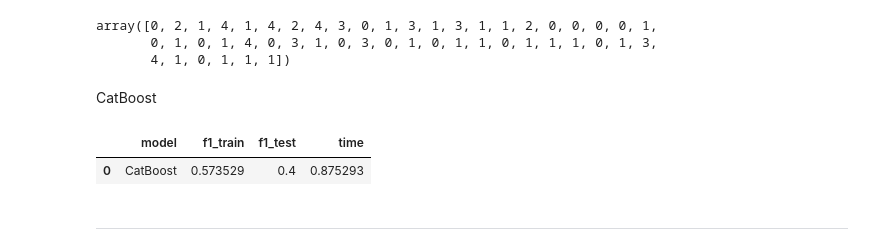
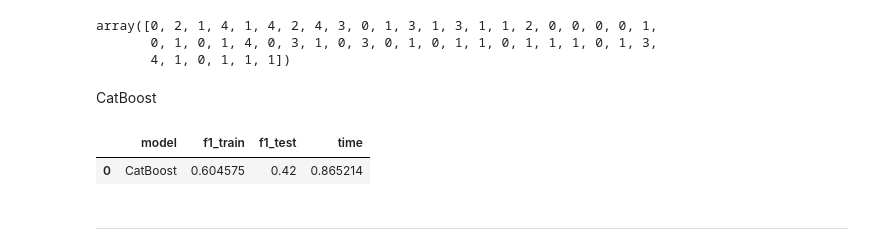
Before and after one commit to mimove/DATAPROJECT3, a Jupyter notebook: data_project3.ipynb, the cells around one changed output. Saved outputs shown, nothing was run; the diff lists cells and outputs as text; code cells hidden in the pictures.

```diff
--- a/data_project3.ipynb
+++ b/data_project3.ipynb
@@ -2446,16 +2439,16 @@ model = CatBoostClassifier(loss_function='MultiClass', learning_rate=params_valu
 # Entrenamos el modelo
 start = timeit.default_timer()
 model = model.fit(X_train, y_train,
-                 eval_set=(X_test_30, y_test_30))
+                 eval_set=(X_test, y_test))
 time = timeit.default_timer() - start
 
 pred_train = model.predict(X_train)
-pred_test = model.predict(X_test_30)
+pred_test = model.predict(X_test)
 
 # Calcular métricas de evaluación
 # Usa el parámetro `average` en f1_score para calcular la métrica en un problema multiclase
 f1_train = f1_scorer(y_train, pred_train, average='micro')
-f1_test = f1_scorer(y_test_30, pred_test, average='micro')
+f1_test = f1_scorer(y_test, pred_test, average='micro')
 
 results_catboost = pd.DataFrame()
 new_row = pd.DataFrame(data={'model':['CatBoost'],
@@ -2471,18 +2464,18 @@ results_catboost
 flattened_list = [item for sublist in pred_test.tolist() for item in sublist]
 # %%
 # crear un dataframe con los índices de cada fila y las predicciones
-pred_df = pd.DataFrame({'ID': X_test_30.index.values, 'label':flattened_list})
+pred_df = pd.DataFrame({'ID': X_test.index.values, 'label':flattened_list})
 # crea un dataframe que tenga X_test y pred_test
 X_org = test_real.drop(['label','HOSPITAL'], axis = 1)
 results_df = pd.concat([X_org, pred_df], axis=1)
 # exportar a CSV
 pred_df.to_csv('resultados.csv', index=False)
 results_df.to_csv('resultados_df.csv', index=False)
 
 results_catboost
 # %% [output]
 |  | model | f1_train | f1_test | time |
-| 0 | CatBoost | 0.573529 | 0.4 | 0.875293 |
+| 0 | CatBoost | 0.604575 | 0.42 | 0.865214 |
 # %% [markdown]
 -----------------------------------
 # %% [markdown]
```
Also changed, not shown: parts of 19 cells of this notebook, 20 other files.
